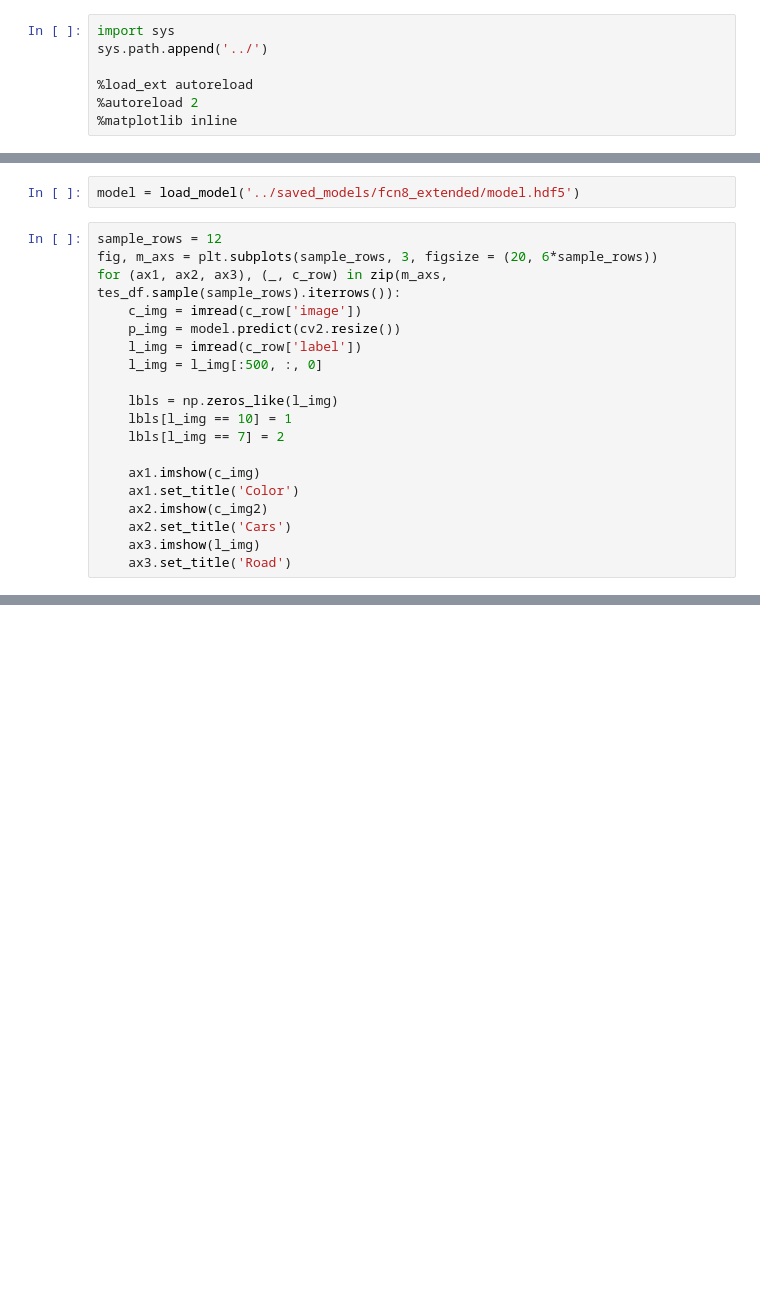
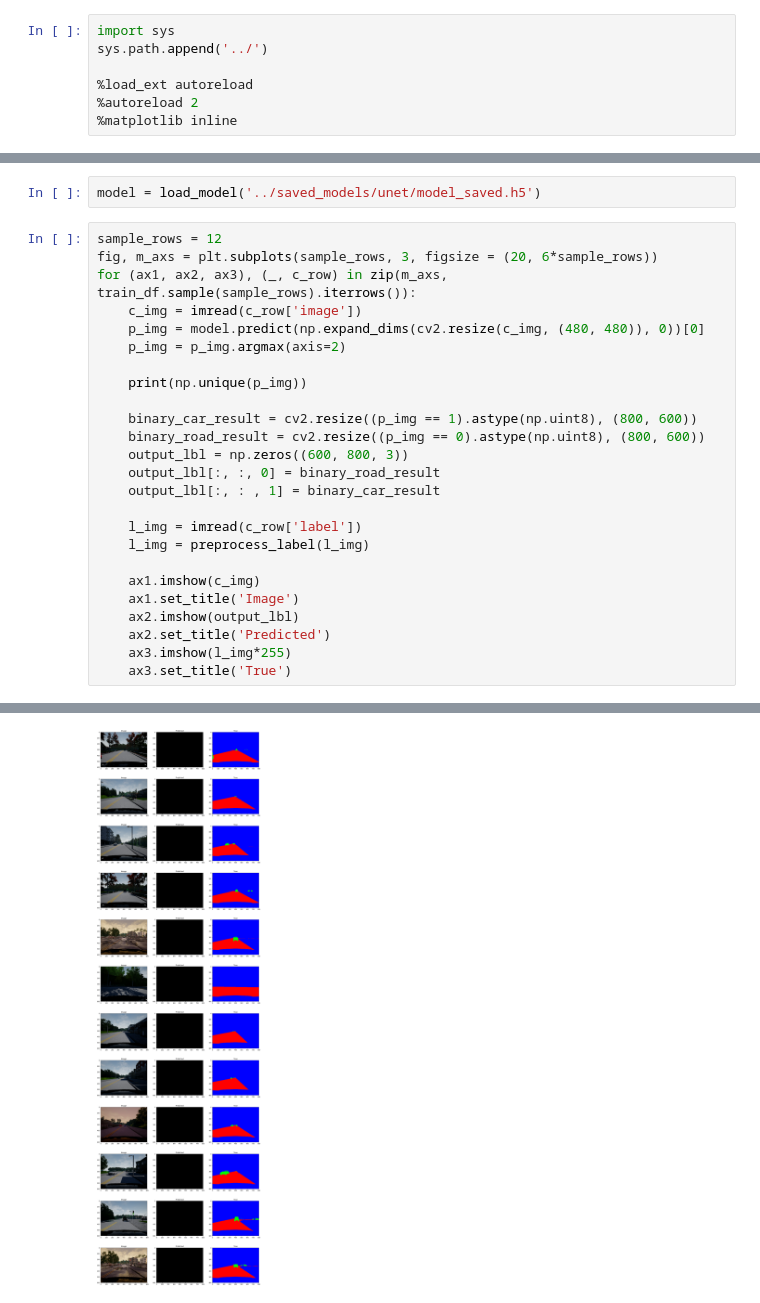
Before and after one commit to iamfaisalkhan/udacity-lyft-challenge, a Jupyter notebook: notebooks/inference_visualizer.ipynb, the cells around one changed output, grey strips where cells are left out. Drawn from its saved outputs; the diff is of its cells as text; blank space fills up the shorter version.

Commit message:
Added unet model

```diff
--- a/notebooks/inference_visualizer.ipynb
+++ b/notebooks/inference_visualizer.ipynb
@@ -21,21 +32,28 @@ train_df, valid_df, test_df = load_data('../data')
 # %%
-model = load_model('../saved_models/fcn8_extended/model.hdf5')
+model = load_model('../saved_models/unet/model_saved.h5')
 # %%
 sample_rows = 12
 fig, m_axs = plt.subplots(sample_rows, 3, figsize = (20, 6*sample_rows))
-for (ax1, ax2, ax3), (_, c_row) in zip(m_axs, tes_df.sample(sample_rows).iterrows()):
+for (ax1, ax2, ax3), (_, c_row) in zip(m_axs, train_df.sample(sample_rows).iterrows()):
     c_img = imread(c_row['image'])
-    p_img = model.predict(cv2.resize())
+    p_img = model.predict(np.expand_dims(cv2.resize(c_img, (480, 480)), 0))[0]
+    p_img = p_img.argmax(axis=2)
+
+    print(np.unique(p_img))
+
+    binary_car_result = cv2.resize((p_img == 1).astype(np.uint8), (800, 600))
+    binary_road_result = cv2.resize((p_img == 0).astype(np.uint8), (800, 600))
+    output_lbl = np.zeros((600, 800, 3))
+    output_lbl[:, :, 0] = binary_road_result
+    output_lbl[:, : , 1] = binary_car_result
+
     l_img = imread(c_row['label'])
-    l_img = l_img[:500, :, 0]
-
-    lbls = np.zeros_like(l_img)
-    lbls[l_img == 10] = 1
-    lbls[l_img == 7] = 2
+    l_img = preprocess_label(l_img)
 
     ax1.imshow(c_img)
-    ax1.set_title('Color')
-    ax2.imshow(c_img2)
-    ax2.set_title('Cars')
-    ax3.imshow(l_img)
-    ax3.set_title('Road')
+    ax1.set_title('Image')
+    ax2.imshow(output_lbl)
+    ax2.set_title('Predicted')
+    ax3.imshow(l_img*255)
+    ax3.set_title('True')
+# %% [output]
@@ -41,0 +72 @@ for (ax1, ax2, ax3), (_, c_row) in zip(m_axs, tes_df.sample(sample_rows).iterrow
+[figure, added]
```
Also changed, not shown: parts of 3 cells of this notebook, 12 other files.
